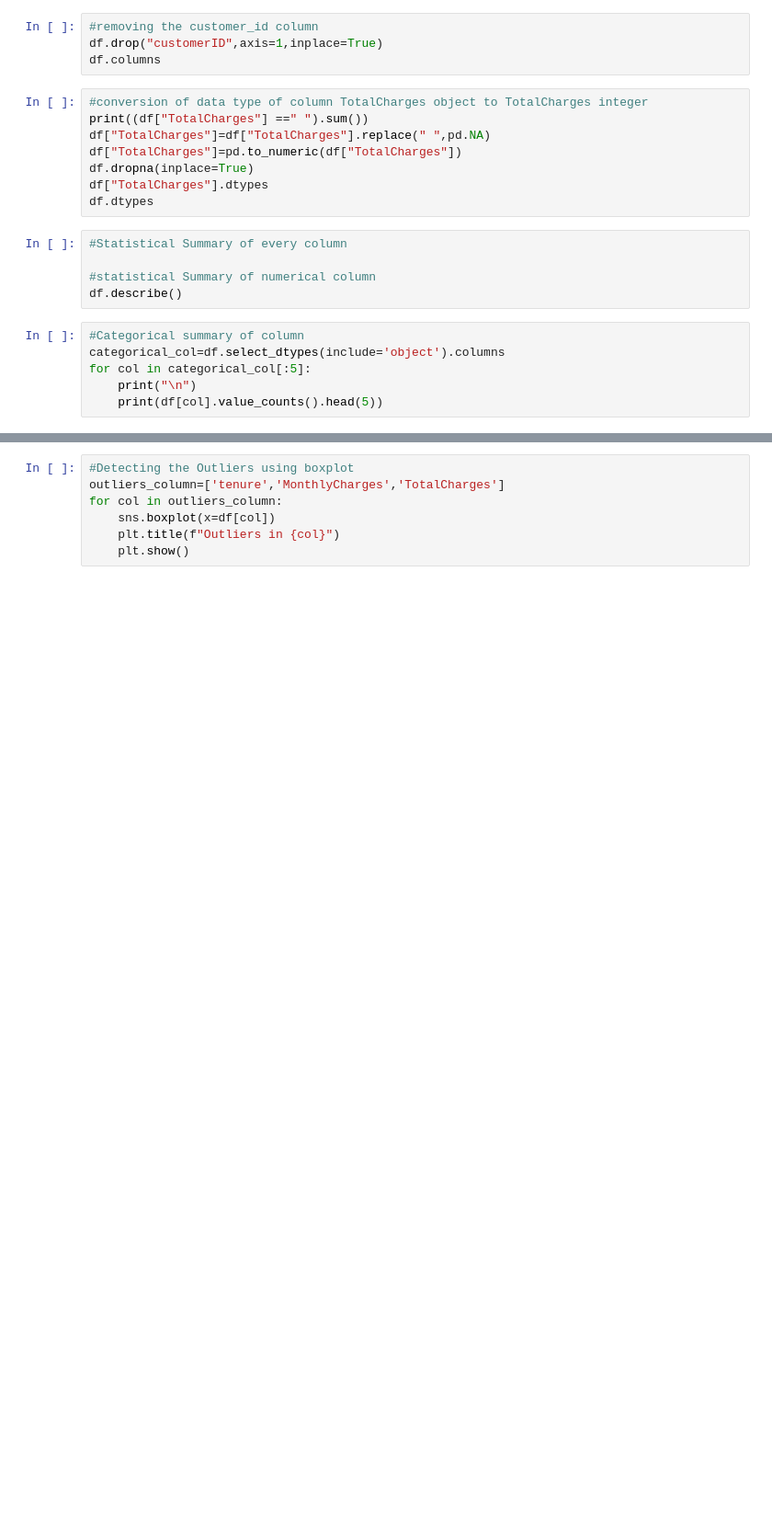
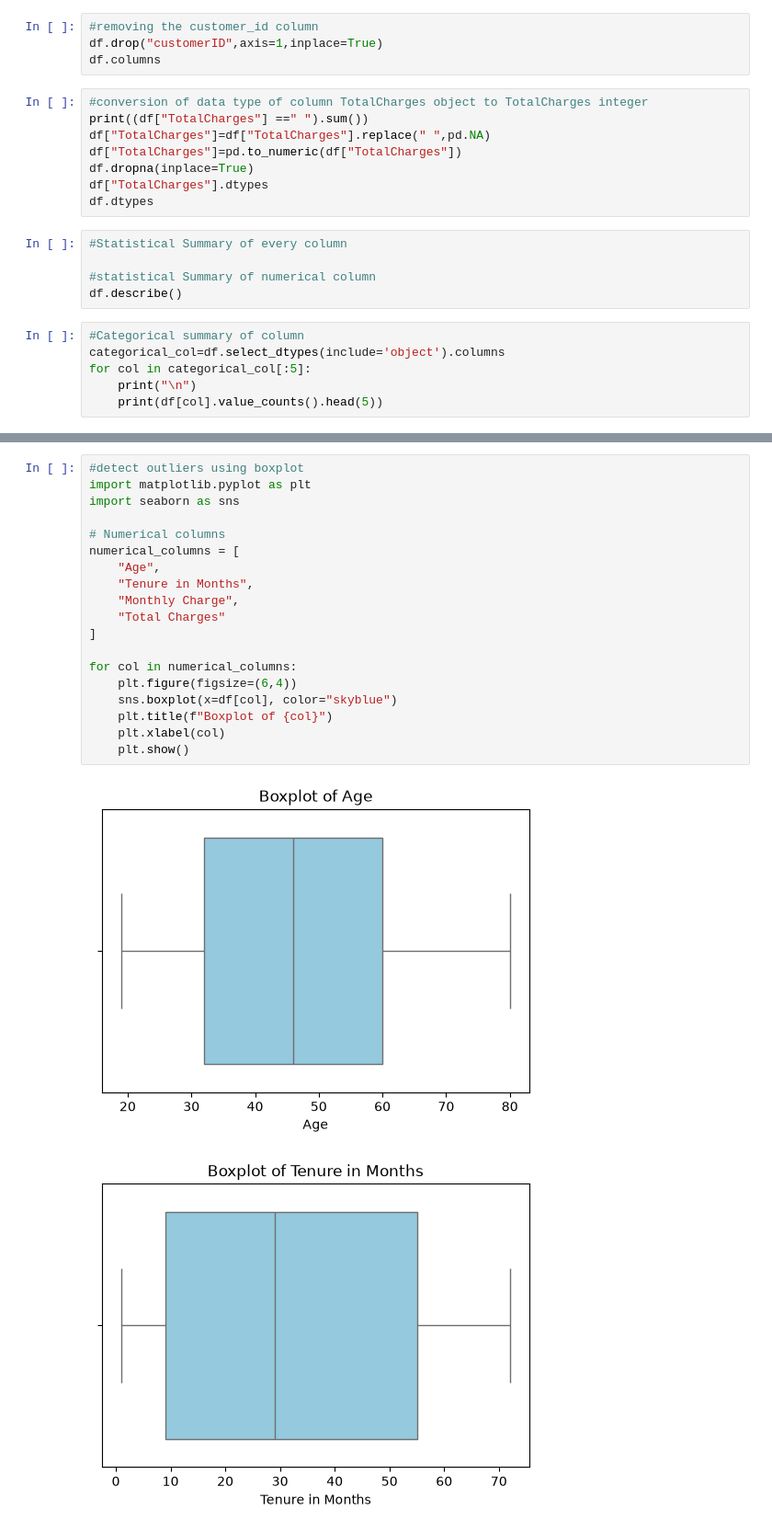
Before and after one commit to AmmarShaikh81/Customer_Churn_Analysis, a Jupyter notebook: Notebooks/Notebook1.ipynb, the cells around one changed output, grey strips where cells are left out. Shown at 92% size. Saved outputs shown, nothing was run; the diff lists cells and outputs as text; blank space fills up the shorter version.

```diff
--- a/Notebooks/Notebook1.ipynb
+++ b/Notebooks/Notebook1.ipynb
@@ -82,7 +206,22 @@ plt.show()
 # %%
-#Detecting the Outliers using boxplot
-outliers_column=['tenure','MonthlyCharges','TotalCharges']
-for col in outliers_column:
-    sns.boxplot(x=df[col])
-    plt.title(f"Outliers in {col}")
+#detect outliers using boxplot
+import matplotlib.pyplot as plt
+import seaborn as sns
+
+# Numerical columns
+numerical_columns = [
+    "Age",
+    "Tenure in Months",
+    "Monthly Charge",
+    "Total Charges"
+]
+
+for col in numerical_columns:
+    plt.figure(figsize=(6,4))
+    sns.boxplot(x=df[col], color="skyblue")
+    plt.title(f"Boxplot of {col}")
+    plt.xlabel(col)
     plt.show()
+# %% [output]
+[figure, added]
+[figure, added]
```
Also changed, not shown: parts of 57 cells of this notebook, 1 other file.
